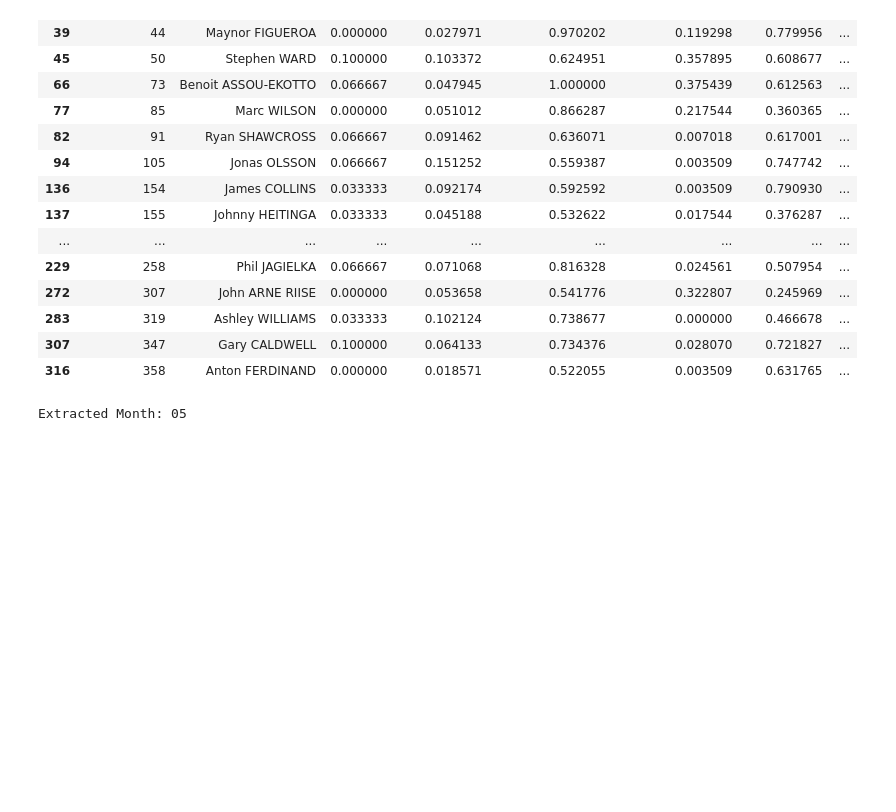
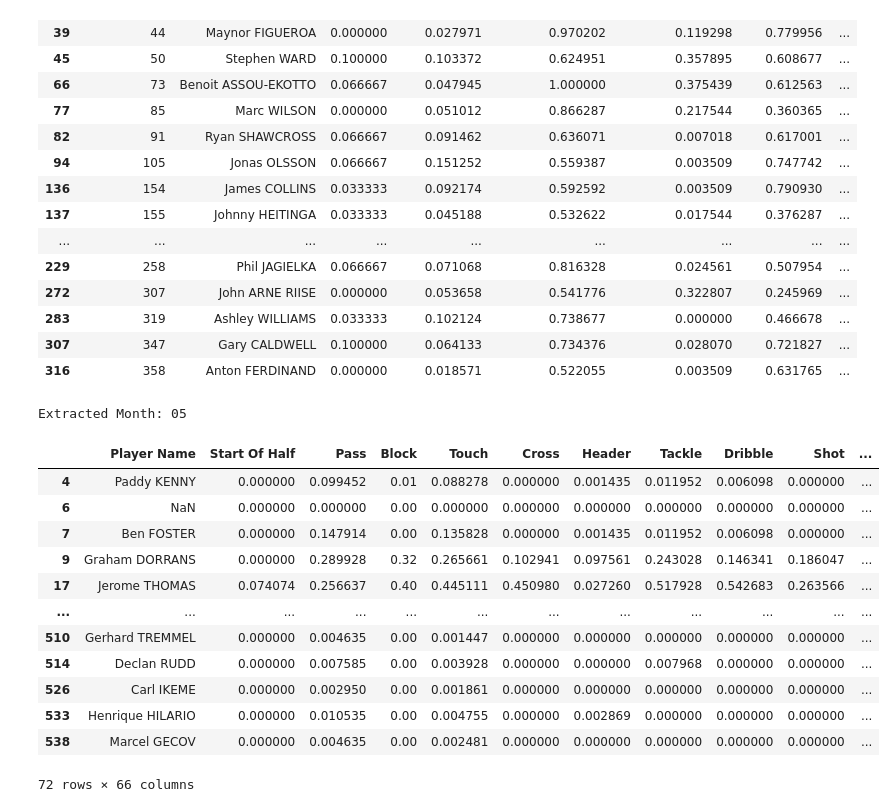
Before and after one commit to adandotmosta/PremierLeague, a Jupyter notebook: manipulatePLayers.ipynb, the cells around one changed output. Drawn from its saved outputs; the diff is of its cells as text; code cells hidden in the pictures; blank space fills up the shorter version.

```diff
--- a/manipulatePLayers.ipynb
+++ b/manipulatePLayers.ipynb
@@ -429,3 +460,21 @@ month = date.strftime("%m")
 print("Extracted Month:", month)
 # %% [output]
 Extracted Month: 05
+# %%
+players_df = pd.read_csv('players.csv')
+# %%
+players_df[players_df["Goalkeeper"]=="Yes"]
+# %% [output]
+|  | Player Name | Start Of Half | Pass | Block | Touch | Cross | Header | Tackle | Dribble | Shot | ... |
+| 4 | Paddy KENNY | 0.000000 | 0.099452 | 0.01 | 0.088278 | 0.000000 | 0.001435 | 0.011952 | 0.006098 | 0.000000 | ... |
+| 6 | NaN | 0.000000 | 0.000000 | 0.00 | 0.000000 | 0.000000 | 0.000000 | 0.000000 | 0.000000 | 0.000000 | ... |
+| 7 | Ben FOSTER | 0.000000 | 0.147914 | 0.00 | 0.135828 | 0.000000 | 0.001435 | 0.011952 | 0.006098 | 0.000000 | ... |
+| 9 | Graham DORRANS | 0.000000 | 0.289928 | 0.32 | 0.265661 | 0.102941 | 0.097561 | 0.243028 | 0.146341 | 0.186047 | ... |
+| 17 | Jerome THOMAS | 0.074074 | 0.256637 | 0.40 | 0.445111 | 0.450980 | 0.027260 | 0.517928 | 0.542683 | 0.263566 | ... |
+| ... | ... | ... | ... | ... | ... | ... | ... | ... | ... | ... | ... |
+| 510 | Gerhard TREMMEL | 0.000000 | 0.004635 | 0.00 | 0.001447 | 0.000000 | 0.000000 | 0.000000 | 0.000000 | 0.000000 | ... |
+| 514 | Declan RUDD | 0.000000 | 0.007585 | 0.00 | 0.003928 | 0.000000 | 0.000000 | 0.007968 | 0.000000 | 0.000000 | ... |
+| 526 | Carl IKEME | 0.000000 | 0.002950 | 0.00 | 0.001861 | 0.000000 | 0.000000 | 0.000000 | 0.000000 | 0.000000 | ... |
+| 533 | Henrique HILARIO | 0.000000 | 0.010535 | 0.00 | 0.004755 | 0.000000 | 0.002869 | 0.000000 | 0.000000 | 0.000000 | ... |
+| 538 | Marcel GECOV | 0.000000 | 0.004635 | 0.00 | 0.002481 | 0.000000 | 0.000000 | 0.000000 | 0.000000 | 0.000000 | ... |
+72 rows × 66 columns
```
Also changed, not shown: parts of 5 cells of this notebook, 11 other files.
